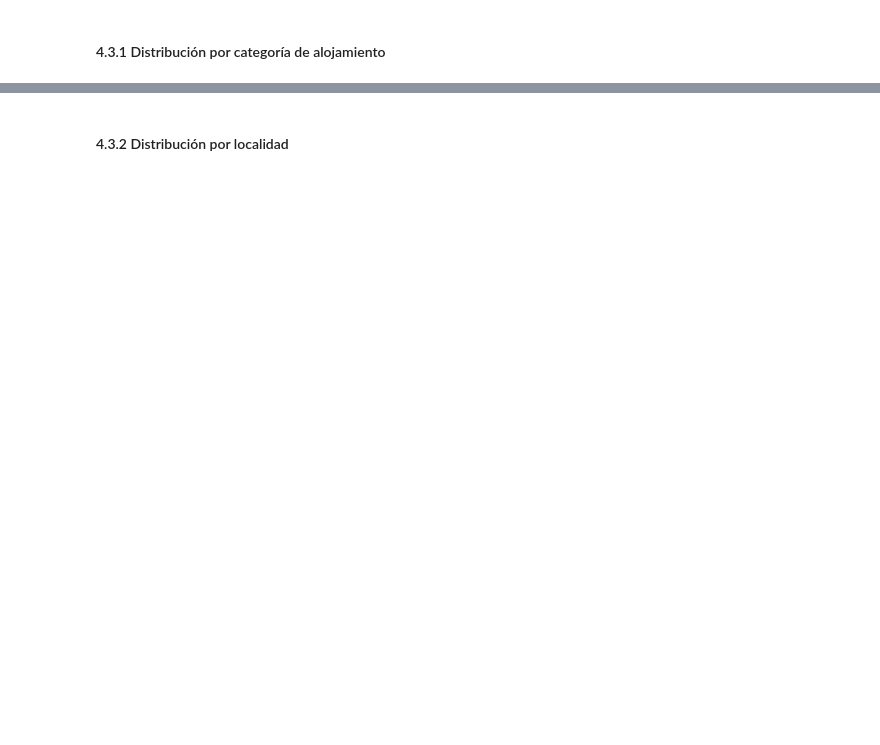
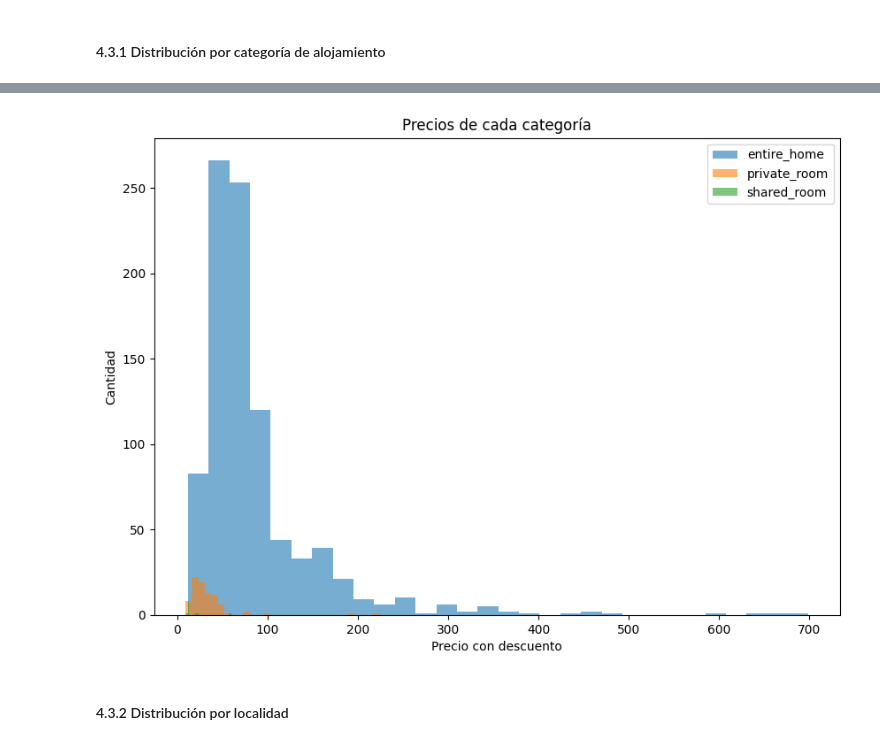
Before and after one commit to Fedra2026/airbnb-patagonia-data-wrangling, a Jupyter notebook: Data_Wrangling_Airbnb_Patagonia.ipynb, the cells around one changed output, grey strips where cells are left out. Saved outputs shown, nothing was run; the diff lists cells and outputs as text; code cells hidden in the pictures; blank space fills up the shorter version.

```diff
--- a/Data_Wrangling_Airbnb_Patagonia.ipynb
+++ b/Data_Wrangling_Airbnb_Patagonia.ipynb
@@ -650,6 +665,39 @@ fig.update_layout(xaxis_title="Precio con descuento", yaxis_title="Cantidad", ti
 fig.show()
 # %% [output]
 [interactive output not drawn]
+# %%
+#Gráfico interactivo transformado a imagen para presentar en GitHub
+
+plt.figure(figsize=(10, 7))
+
+plt.hist(
+    categ_entire_home["price_discounted_clean"].dropna(),
+    bins=30,
+    alpha=0.6,
+    label="entire_home"
+)
+
+plt.hist(
+    categ_private_room["price_discounted_clean"].dropna(),
+    bins=30,
+    alpha=0.6,
+    label="private_room"
+)
+
+plt.hist(
+    categ_shared_room["price_discounted_clean"].dropna(),
+    bins=30,
+    alpha=0.6,
+    label="shared_room"
+)
+
+plt.title("Precios de cada categoría")
+plt.xlabel("Precio con descuento")
+plt.ylabel("Cantidad")
+plt.legend()
+plt.show()
+# %% [output]
+[figure, added]
 # %% [markdown]
 #### 4.3.2 Distribución por localidad
 # %%
```
Also changed, not shown: parts of 8 cells of this notebook.
